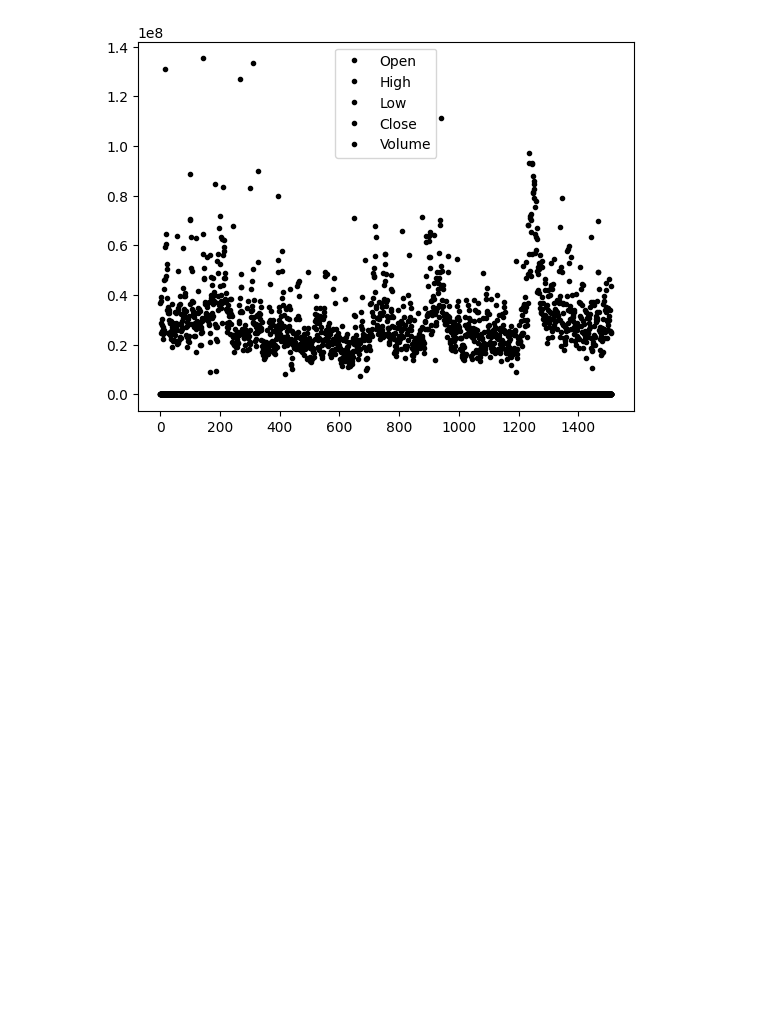
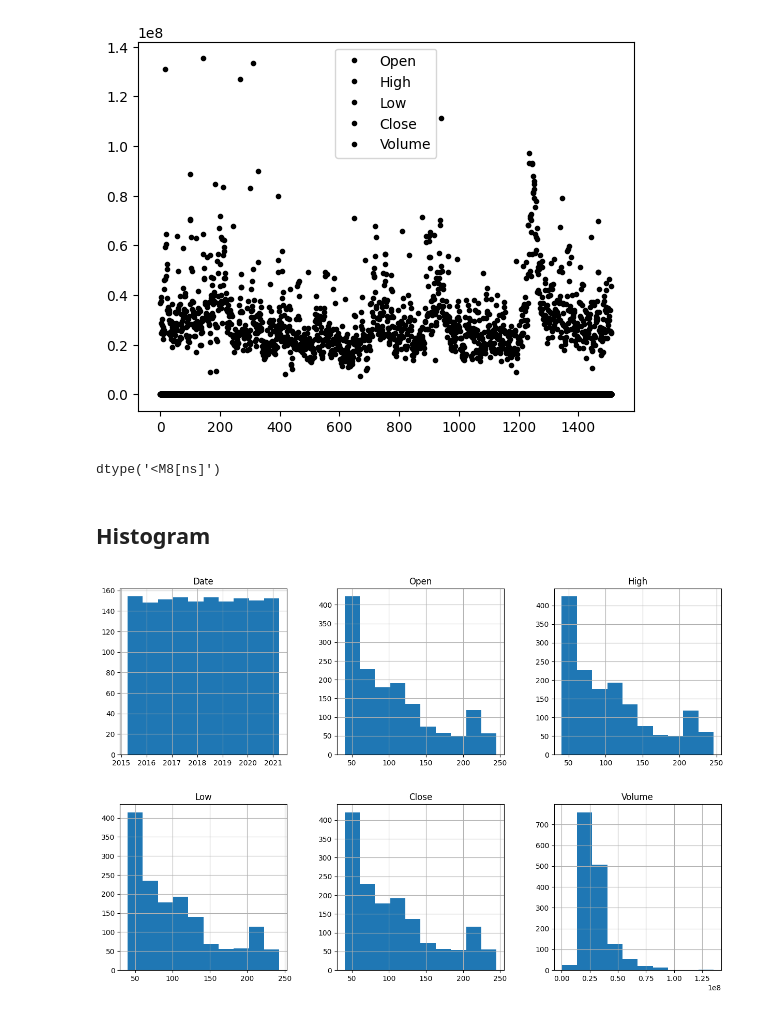
Before and after one commit to Surya-0/Sem_7_CodeXP, a Jupyter notebook: Timeseries_Exp/Lab1_Exp/Microsoft_Stock_Exp.ipynb, the cells around one changed output. Cells and saved outputs as stored; diff of their text form; code cells hidden in the pictures; blank space fills up the shorter version.

```diff
--- a/Timeseries_Exp/Lab1_Exp/Microsoft_Stock_Exp.ipynb
+++ b/Timeseries_Exp/Lab1_Exp/Microsoft_Stock_Exp.ipynb
@@ -117,3 +117,15 @@ df.plot(style='k.')
 plt.show()
 # %% [output]
 [figure]
+# %%
+df['Date'] = pd.to_datetime(df['Date'])
+df['Date'].dtype
+# %% [output]
+dtype('<M8[ns]')
+# %% [markdown]
+## Histogram
+# %%
+df.hist(figsize=(15, 15), layout=(3, 3))  # Adjust the layout as needed
+plt.show()
+# %% [output]
+[figure, added]
```
Also changed, not shown: parts of 4 cells of this notebook.
